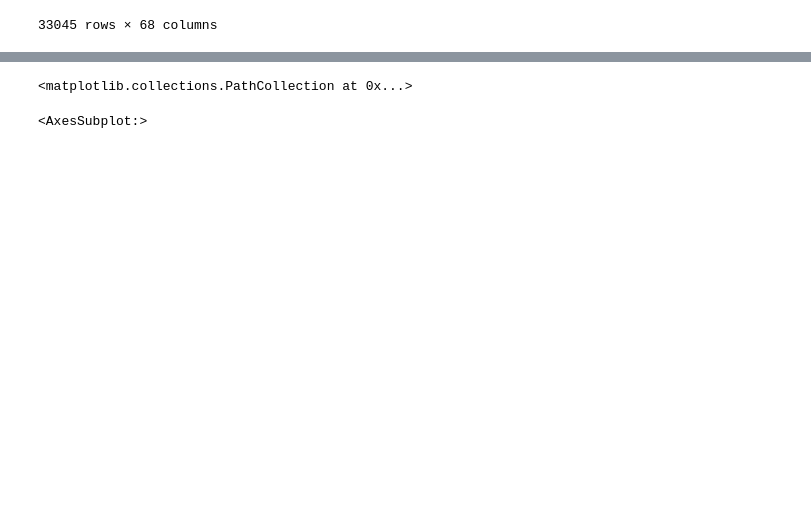
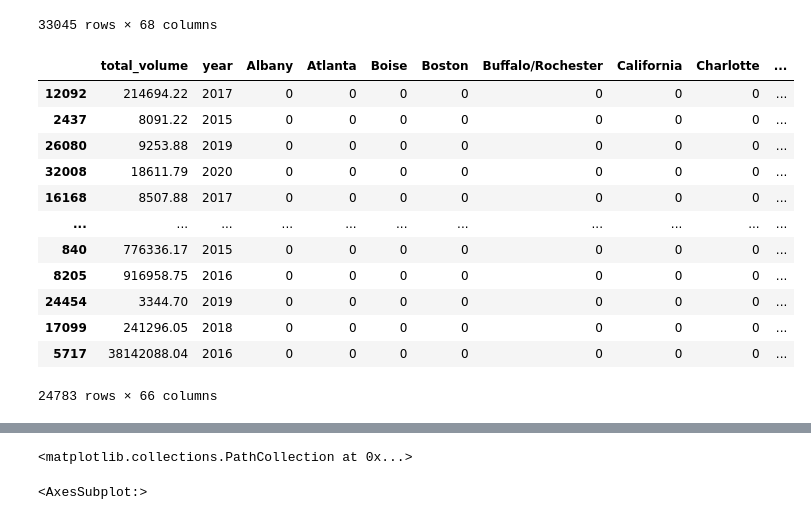
Before and after one commit to plqualls/CADO, a Jupyter notebook: report.ipynb, the cells around one changed output, grey strips where cells are left out. Drawn from its saved outputs; the diff is of its cells as text; code cells hidden in the pictures; blank space fills up the shorter version.

```diff
--- a/report.ipynb
+++ b/report.ipynb
@@ -198,9 +198,24 @@ xTrain, xTest, yTrain, yTest = train_test_split(x, y)
 # %%
 xTrain
 del xTrain['01']
 del xTrain['Baltimore/Washington']
 del xTest['01']
 del xTest['Baltimore/Washington']
+xTrain
+# %% [output]
+|  | total_volume | year | Albany | Atlanta | Boise | Boston | Buffalo/Rochester | California | Charlotte | ... |
+| 12092 | 214694.22 | 2017 | 0 | 0 | 0 | 0 | 0 | 0 | 0 | ... |
+| 2437 | 8091.22 | 2015 | 0 | 0 | 0 | 0 | 0 | 0 | 0 | ... |
+| 26080 | 9253.88 | 2019 | 0 | 0 | 0 | 0 | 0 | 0 | 0 | ... |
+| 32008 | 18611.79 | 2020 | 0 | 0 | 0 | 0 | 0 | 0 | 0 | ... |
+| 16168 | 8507.88 | 2017 | 0 | 0 | 0 | 0 | 0 | 0 | 0 | ... |
+| ... | ... | ... | ... | ... | ... | ... | ... | ... | ... | ... |
+| 840 | 776336.17 | 2015 | 0 | 0 | 0 | 0 | 0 | 0 | 0 | ... |
+| 8205 | 916958.75 | 2016 | 0 | 0 | 0 | 0 | 0 | 0 | 0 | ... |
+| 24454 | 3344.70 | 2019 | 0 | 0 | 0 | 0 | 0 | 0 | 0 | ... |
+| 17099 | 241296.05 | 2018 | 0 | 0 | 0 | 0 | 0 | 0 | 0 | ... |
+| 5717 | 38142088.04 | 2016 | 0 | 0 | 0 | 0 | 0 | 0 | 0 | ... |
+24783 rows × 66 columns
 # %%
 res = LinearRegression().fit(xTrain, yTrain)
 score = res.score(xTrain, yTrain)
```
Also changed, not shown: parts of 9 cells of this notebook, 1 other file.
